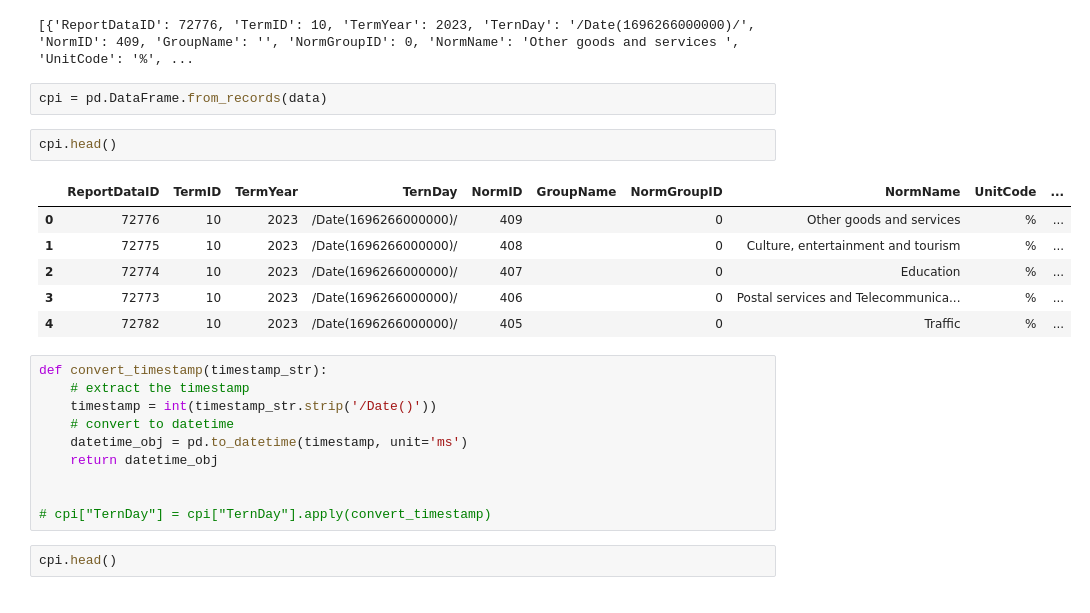
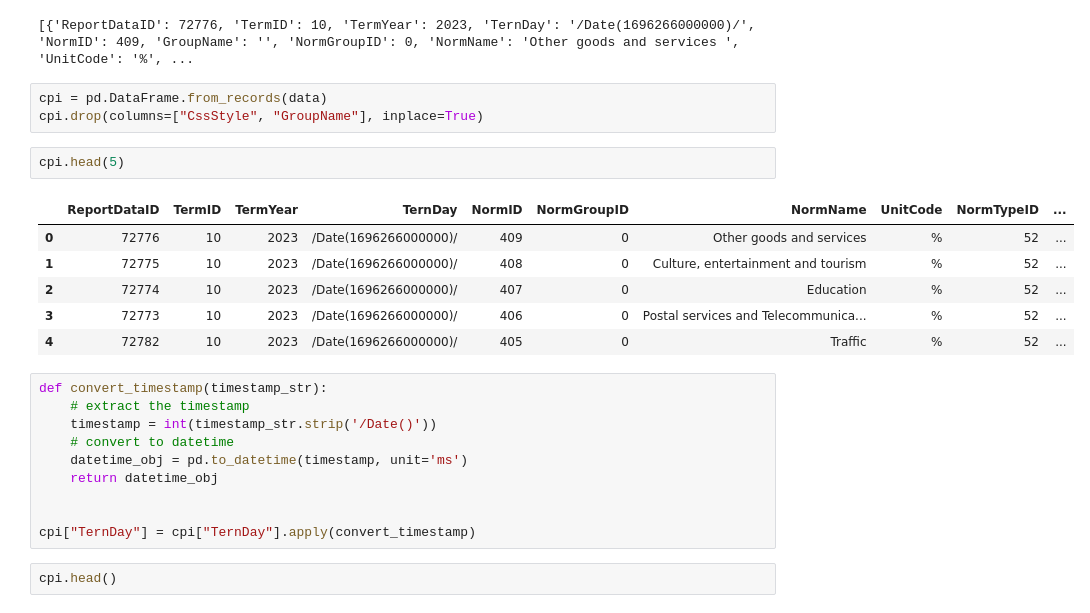
Before and after one commit to tranthanhbinh1/stock-recommendation-system, a Jupyter notebook: vietstock.ipynb, the cells around one changed output. Cells and saved outputs as stored; diff of their text form.

```diff
--- a/vietstock.ipynb
+++ b/vietstock.ipynb
@@ -152,15 +155,16 @@ print(data)
 [{'ReportDataID': 72776, 'TermID': 10, 'TermYear': 2023, 'TernDay': '/Date(1696266000000)/', 'NormID': 409, 'GroupName': '', 'NormGroupID': 0, 'NormName': 'Other goods and services ', 'UnitCode': '%', ...
 # %%
 cpi = pd.DataFrame.from_records(data)
+cpi.drop(columns=["CssStyle", "GroupName"], inplace=True)
 # %%
-cpi.head()
+cpi.head(5)
 # %% [output]
-|  | ReportDataID | TermID | TermYear | TernDay | NormID | GroupName | NormGroupID | NormName | UnitCode | ... |
-| 0 | 72776 | 10 | 2023 | /Date(1696266000000)/ | 409 |  | 0 | Other goods and services | % | ... |
-| 1 | 72775 | 10 | 2023 | /Date(1696266000000)/ | 408 |  | 0 | Culture, entertainment and tourism | % | ... |
-| 2 | 72774 | 10 | 2023 | /Date(1696266000000)/ | 407 |  | 0 | Education | % | ... |
-| 3 | 72773 | 10 | 2023 | /Date(1696266000000)/ | 406 |  | 0 | Postal services and Telecommunica... | % | ... |
-| 4 | 72782 | 10 | 2023 | /Date(1696266000000)/ | 405 |  | 0 | Traffic | % | ... |
+|  | ReportDataID | TermID | TermYear | TernDay | NormID | NormGroupID | NormName | UnitCode | NormTypeID | ... |
+| 0 | 72776 | 10 | 2023 | /Date(1696266000000)/ | 409 | 0 | Other goods and services | % | 52 | ... |
+| 1 | 72775 | 10 | 2023 | /Date(1696266000000)/ | 408 | 0 | Culture, entertainment and tourism | % | 52 | ... |
+| 2 | 72774 | 10 | 2023 | /Date(1696266000000)/ | 407 | 0 | Education | % | 52 | ... |
+| 3 | 72773 | 10 | 2023 | /Date(1696266000000)/ | 406 | 0 | Postal services and Telecommunica... | % | 52 | ... |
+| 4 | 72782 | 10 | 2023 | /Date(1696266000000)/ | 405 | 0 | Traffic | % | 52 | ... |
 # %%
 def convert_timestamp(timestamp_str):
     # extract the timestamp
@@ -170,7 +174,7 @@ def convert_timestamp(timestamp_str):
     return datetime_obj
 
 
-# cpi["TernDay"] = cpi["TernDay"].apply(convert_timestamp)
+cpi["TernDay"] = cpi["TernDay"].apply(convert_timestamp)
 # %%
 cpi.head()
 # %% [output]
```
Also changed, not shown: parts of 6 cells of this notebook, 11 other files.
